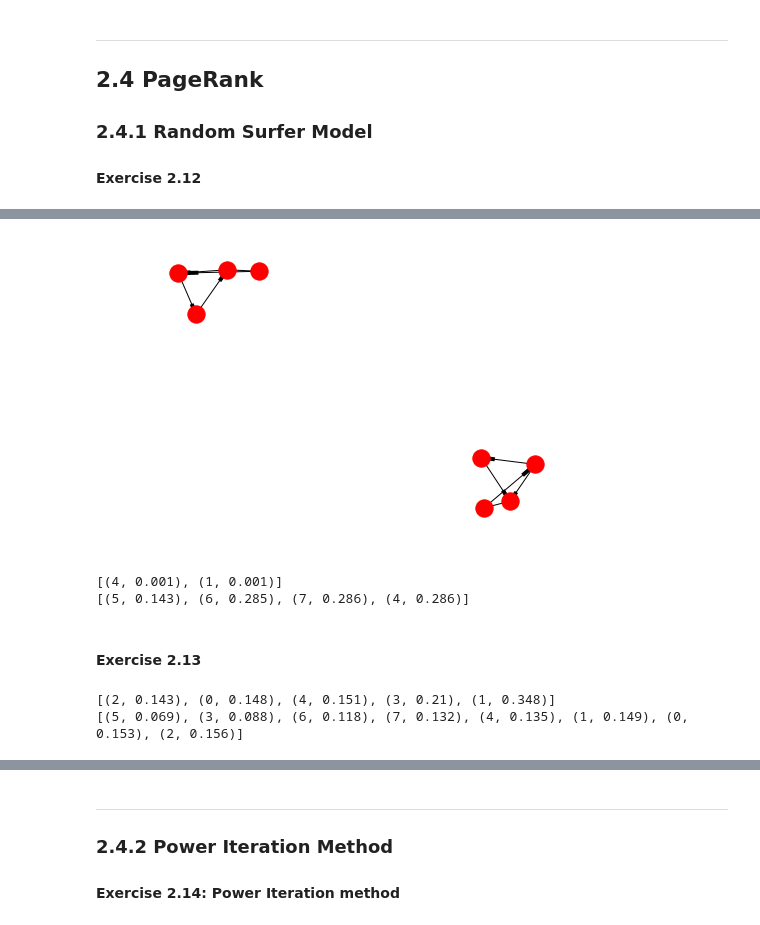
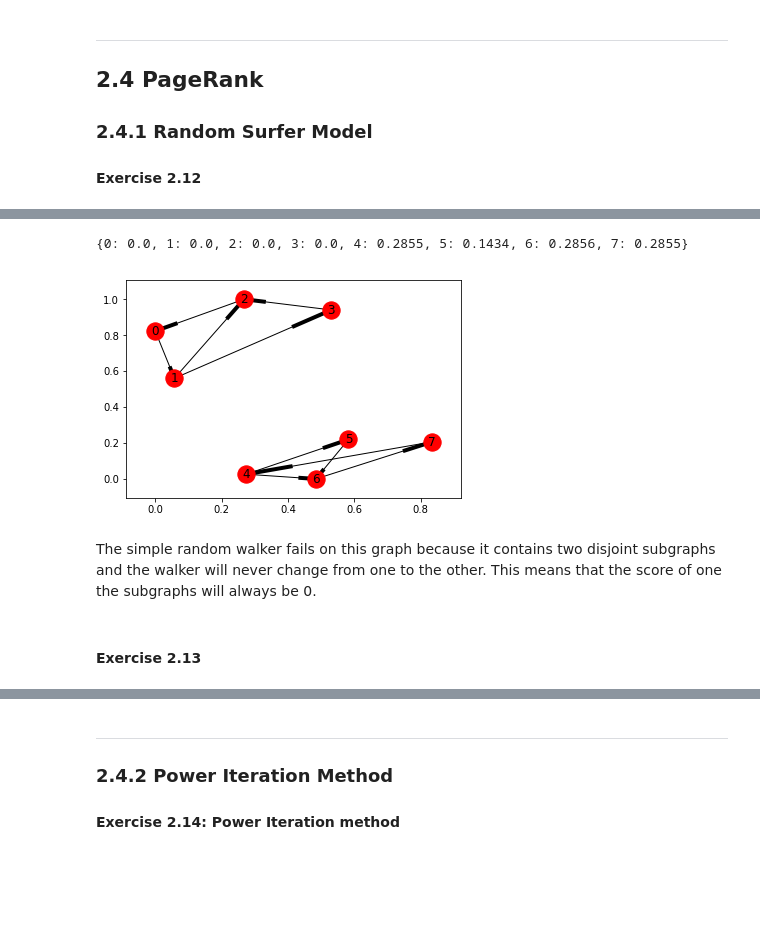
Before and after one commit to pauarge/InternetAnalytics, a Jupyter notebook: ix-lab2/notebooks/ix-lab2-notebook-part4.ipynb, the cells around one changed output, grey strips where cells are left out. Drawn from its saved outputs; the diff is of its cells as text; code cells hidden in the pictures; blank space fills up the shorter version.

```diff
--- a/ix-lab2/notebooks/ix-lab2-notebook-part4.ipynb
+++ b/ix-lab2/notebooks/ix-lab2-notebook-part4.ipynb
@@ -43,5 +70,5 @@ nx.draw(G1)
 # %%
-G2 = nx.read_adjlist("../data/components.graph", nodetype=int, create_using=nx.DiGraph())
-nx.draw(G2)
+graph_comp = nx.read_adjlist("../data/components.graph", nodetype=int, create_using=nx.DiGraph())
+print(random_walk(graph_comp, 10000))
 # %% [output]
-[figure, removed]
+{0: 0.0, 1: 0.0, 2: 0.0, 3: 0.0, 4: 0.2855, 5: 0.1434, 6: 0.2856, 7: 0.2855}
@@ -66,8 +75,9 @@ def random_surfer(G):
-# %%
-print(random_surfer(G1))
-print(random_surfer(G2))
-# %% [output]
-[(4, 0.001), (1, 0.001)]
-[(5, 0.143), (6, 0.285), (7, 0.286), (4, 0.286)]
+# %%
+nx.draw_networkx(graph_comp)
+# %% [output]
+[figure, added]
+# %% [markdown]
+The simple random walker fails on this graph because it contains two disjoint subgraphs and the walker will never
+change from one to the other. This means that the score of one the subgraphs will always be 0.
 # %% [markdown]
 #### Exercise 2.13
@@ -91,6 +83,0 @@ def random_surfer(G):
-# %%
-print(random_surfer(G1))
-print(random_surfer(G2))
-# %% [output]
-[(2, 0.143), (0, 0.148), (4, 0.151), (3, 0.21), (1, 0.348)]
-[(5, 0.069), (3, 0.088), (6, 0.118), (7, 0.132), (4, 0.135), (1, 0.149), (0, 0.153), (2, 0.156)]
```
Also changed, not shown: parts of 19 cells of this notebook.
